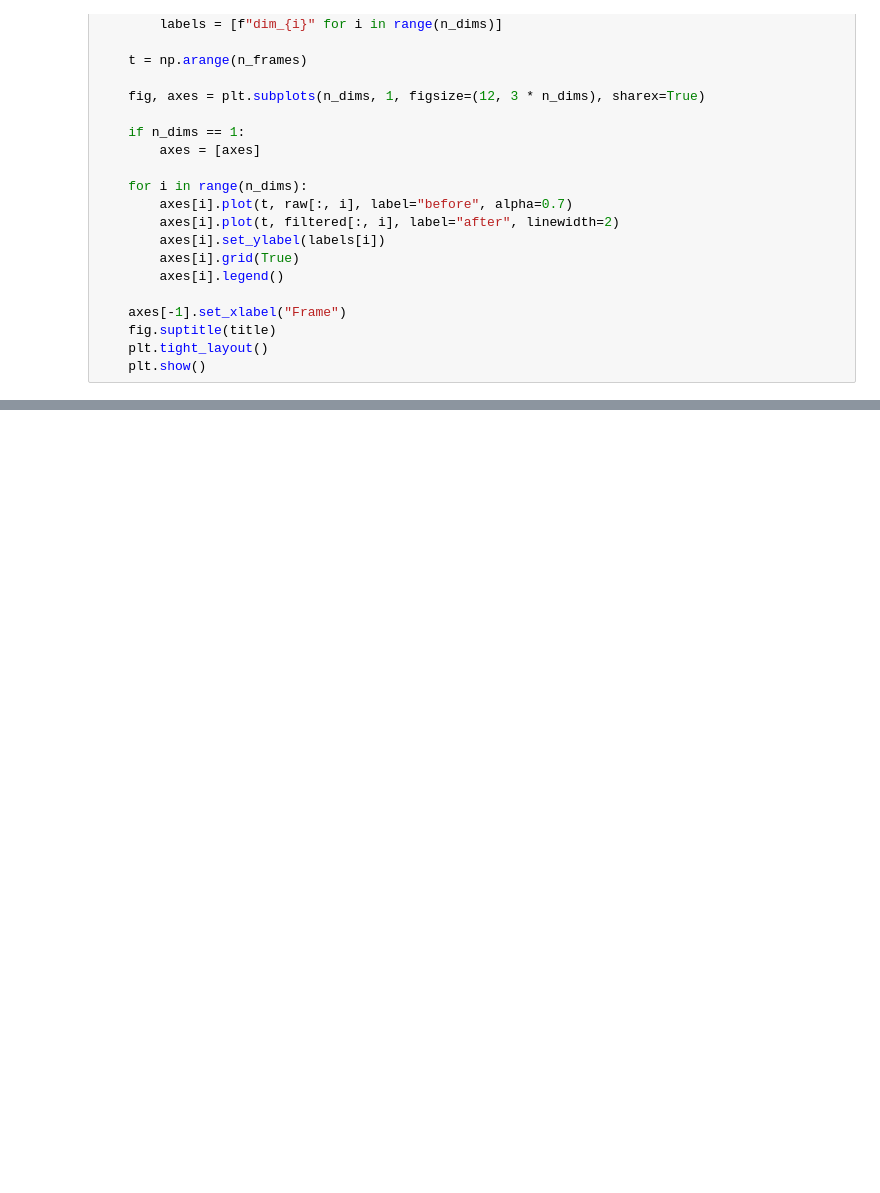
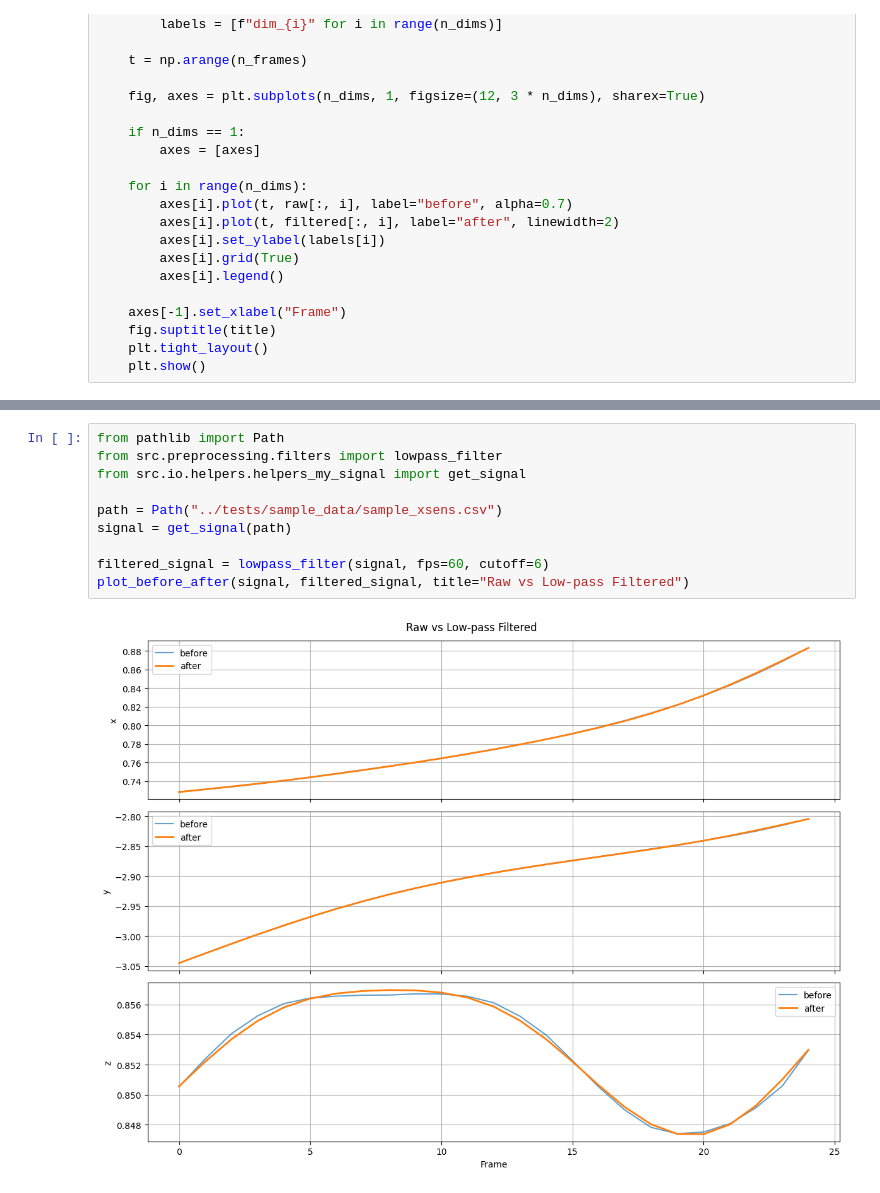
Before and after one commit to Mits10/pose-smoothness-benchmark-mlops, a Jupyter notebook: notebooks/filters_visualization.ipynb, the cells around one changed output, grey strips where cells are left out. Saved outputs shown, nothing was run; the diff lists cells and outputs as text; blank space fills up the shorter version.

Commit message:
filters_visualization added

```diff
--- a/notebooks/filters_visualization.ipynb
+++ b/notebooks/filters_visualization.ipynb
@@ -37,0 +103,12 @@ def plot_before_after(raw: np.ndarray, filtered: np.ndarray, title: str = "Befor
+# %%
+from pathlib import Path
+from src.preprocessing.filters import lowpass_filter
+from src.io.helpers.helpers_my_signal import get_signal
+
+path = Path("../tests/sample_data/sample_xsens.csv")
+signal = get_signal(path)
+
+filtered_signal = lowpass_filter(signal, fps=60, cutoff=6)
+plot_before_after(signal, filtered_signal, title="Raw vs Low-pass Filtered")
+# %% [output]
+[figure, added]
```
Also changed, not shown: parts of 4 cells of this notebook, 1 other file.
